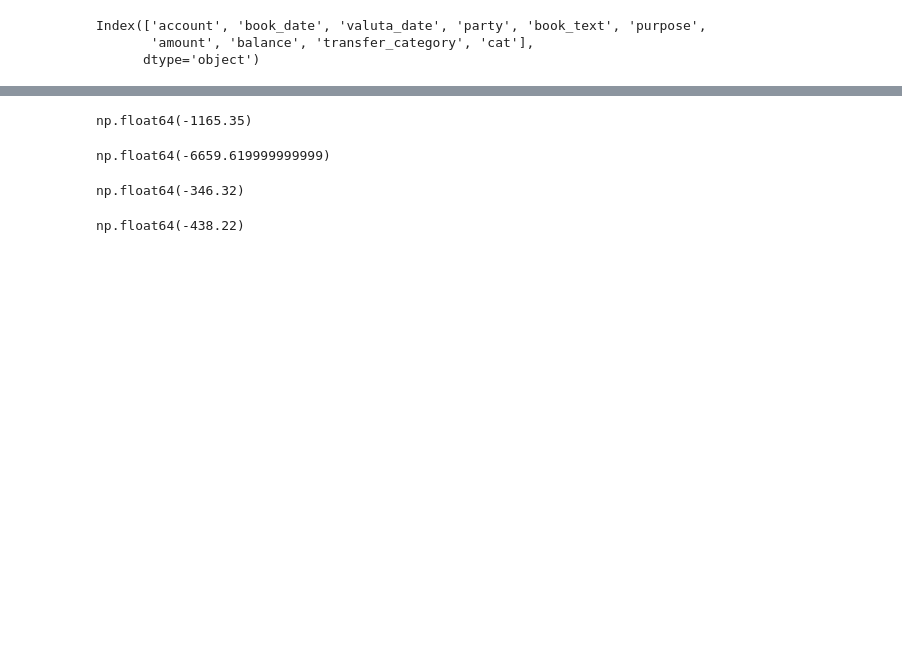
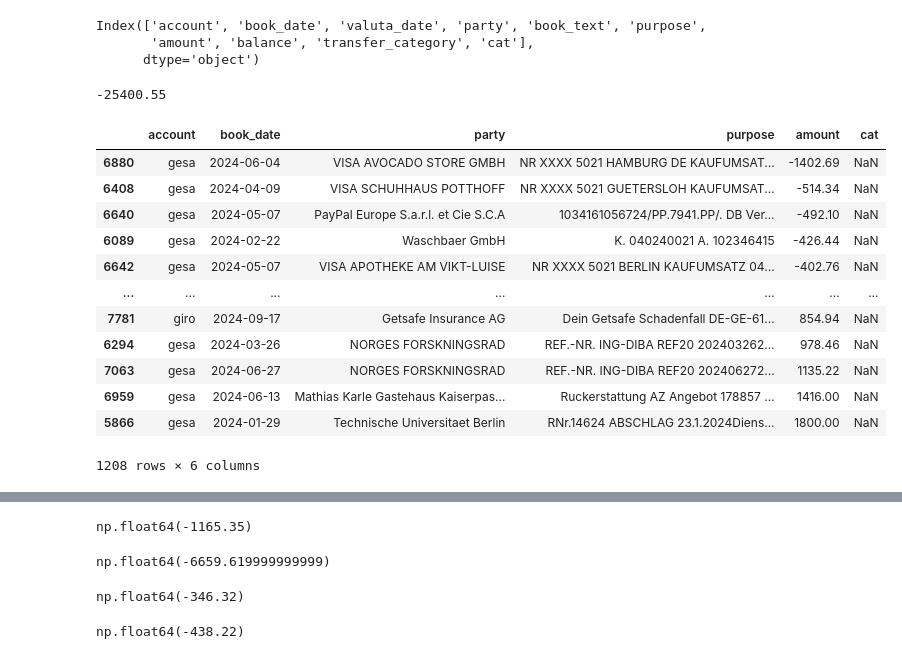
Before and after one commit to anpr/pandacount, a Jupyter notebook: panda_scratch.ipynb, the cells around one changed output, grey strips where cells are left out. Cells and saved outputs as stored; diff of their text form; code cells hidden in the pictures; blank space fills up the shorter version.

```diff
--- a/panda_scratch.ipynb
+++ b/panda_scratch.ipynb
@@ -13,26 +13,41 @@ Index(['account', 'book_date', 'valuta_date', 'party', 'book_text', 'purpose',
 # %%
 ## Finden von nicht-kategorisierten Abbuchungen auf den Konten 'giro', 'gesa' und 'common' im Jahr 2024
 
 # Kopie des DataFrames erstellen
 df = pc.loc[(pc.book_date.dt.year == 2024) & (pc.transfer_category.isna())]
 df = df.copy()
 
 # 'amount_type' setzen basierend auf dem Betrag
 df.loc[df['amount'] > 0, 'amount_type'] = 'Gutschrift'
 df.loc[df['amount'] <= 0, 'amount_type'] = 'Abbuchung'
 
 # Relevante Spalten auswählen
 cols = ['account', 'book_date', 'party', 'purpose', 'amount', 'cat']
 
-# Filter für Abbuchungen und die Konten 'giro' und 'common'
+# Filter für Abbuchungen und Konten
 df = df.loc[
-    (df['amount_type'] == 'Abbuchung') & (df['account'].isin(['giro', 'gesa', 'common']))
+    (df['amount_type'].isin(['Abbuchung', 'Gutschrift'])) & (df['account'].isin(['giro', 'gesa', 'common']))
     ][cols].sort_values(by='amount', ascending=True)
 
 # Nur Einträge ohne Kategorie anzeigen
 filtered_df = df.loc[df['cat'].isna()]
 print(filtered_df['amount'].sum())
 filtered_df
+# %% [output]
+-25400.55
+|  | account | book_date | party | purpose | amount | cat |
+| 6880 | gesa | 2024-06-04 | VISA AVOCADO STORE GMBH | NR XXXX 5021 HAMBURG DE KAUFUMSAT... | -1402.69 | NaN |
+| 6408 | gesa | 2024-04-09 | VISA SCHUHHAUS POTTHOFF | NR XXXX 5021 GUETERSLOH KAUFUMSAT... | -514.34 | NaN |
+| 6640 | gesa | 2024-05-07 | PayPal Europe S.a.r.l. et Cie S.C.A | 1034161056724/PP.7941.PP/. DB Ver... | -492.10 | NaN |
+| 6089 | gesa | 2024-02-22 | Waschbaer GmbH | K. 040240021 A. 102346415 | -426.44 | NaN |
+| 6642 | gesa | 2024-05-07 | VISA APOTHEKE AM VIKT-LUISE | NR XXXX 5021 BERLIN KAUFUMSATZ 04... | -402.76 | NaN |
+| ... | ... | ... | ... | ... | ... | ... |
+| 7781 | giro | 2024-09-17 | Getsafe Insurance AG | Dein Getsafe Schadenfall DE-GE-61... | 854.94 | NaN |
+| 6294 | gesa | 2024-03-26 | NORGES FORSKNINGSRAD | REF.-NR. ING-DIBA REF20 202403262... | 978.46 | NaN |
+| 7063 | gesa | 2024-06-27 | NORGES FORSKNINGSRAD | REF.-NR. ING-DIBA REF20 202406272... | 1135.22 | NaN |
+| 6959 | gesa | 2024-06-13 | Mathias Karle Gastehaus Kaiserpas... | Ruckerstattung AZ Angebot 178857 ... | 1416.00 | NaN |
+| 5866 | gesa | 2024-01-29 | Technische Universitaet Berlin | RNr.14624 ABSCHLAG 23.1.2024Diens... | 1800.00 | NaN |
+1208 rows × 6 columns
 # %%
 ## Innerhalb der nicht-kategorisierten Abbuchungen, kumulative Summe der Top-X Beträge berechnen und plotten
 import matplotlib.pyplot as plt
```
Also changed, not shown: parts of 1 cell of this notebook, 1 other file.
